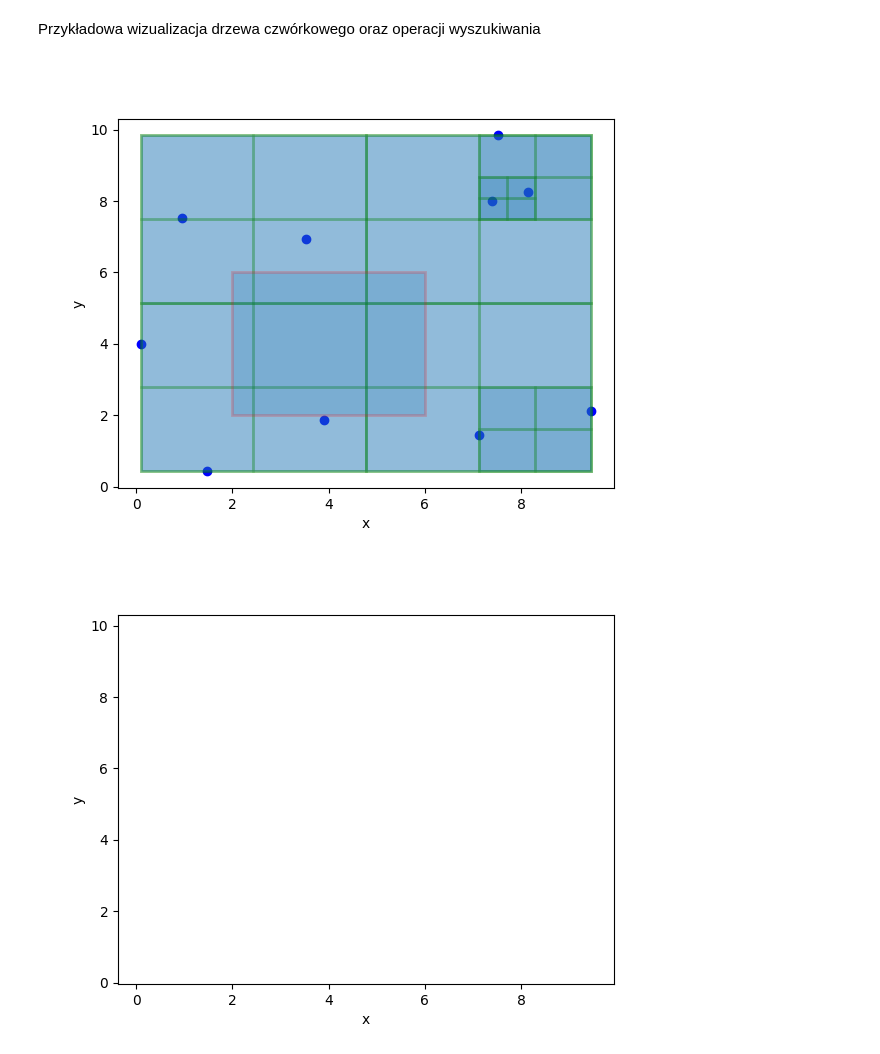
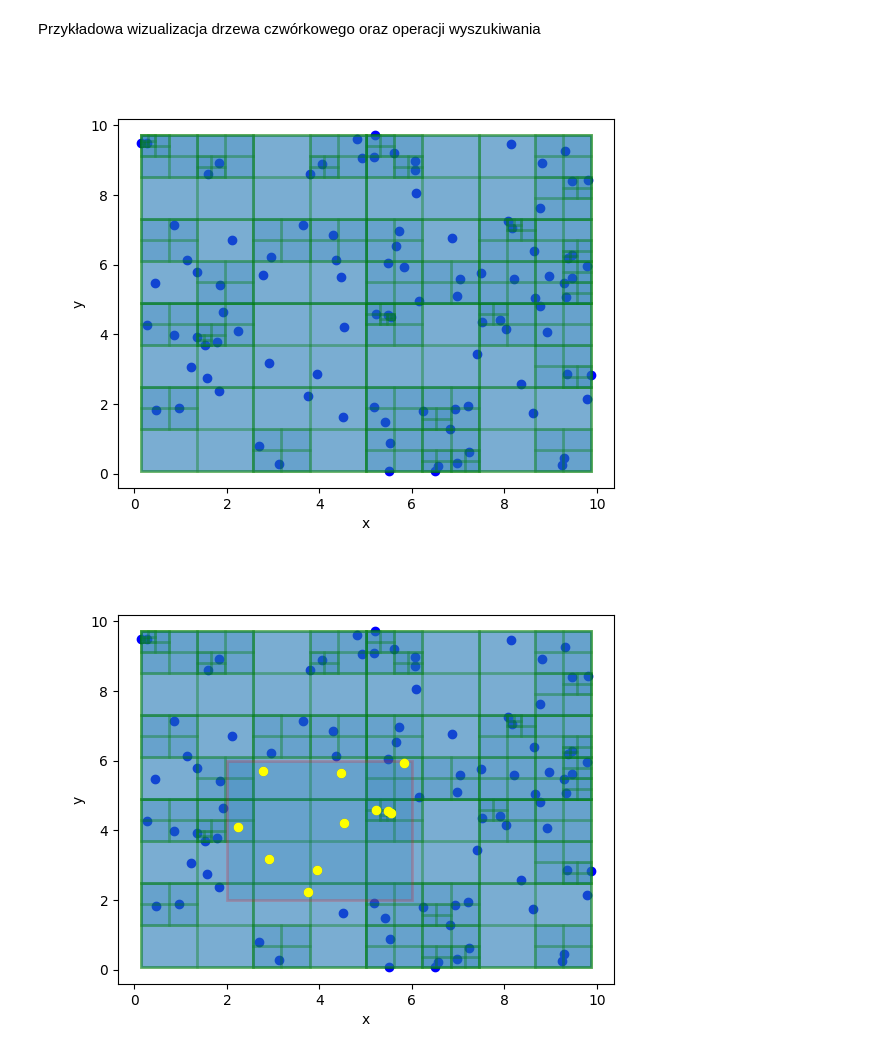
Before and after one commit to Karol1092/quadtree-kdtree, a Jupyter notebook: quadtree/main.ipynb, the cells around one changed output. Saved outputs shown, nothing was run; the diff lists cells and outputs as text; code cells hidden in the pictures.

```diff
--- a/quadtree/main.ipynb
+++ b/quadtree/main.ipynb
@@ -81,26 +78,0 @@ Klasa reprezentująca punkt na płaszczyźnie 2D
-# %%
-class Point:
-    def __init__(self, x: float, y: float):
-        self.x = x
-        self.y = y
-
-    def __repr__(self):
-        return f"({self.x}, {self.y})"
-
-    def __eq__(self, other):
-        if not isinstance(other, Point):
-            return False
-        return self.x == other.x and self.y == other.y
-
-    def __le__(self, other):
-        if not isinstance(other, Point):
-            return False
-        return self.x <= other.x and self.y <= other.y
-
-    def __ge__(self, other):
-        if not isinstance(other, Point):
-            return False
-        return self.x >= other.x and self.y >= other.y
-
-    def __hash__(self):
-        return hash((self.x, self.y))
@@ -514,13 +207,13 @@ visualize_generators(25, generate_one_edge_points).show()
 # %% [markdown]
 Przykładowa wizualizacja drzewa czwórkowego oraz operacji wyszukiwania
 # %%
-points = generate_random_points(Boundary.from_int(0, 10, 0, 10), 10)
+points = generate_random_points(Boundary.from_values(0, 10, 0, 10), 100)
 tree = Quadtree.from_points(points)
-search_boundary = Boundary.from_int(2, 6, 2, 6)
+search_boundary = Boundary.from_values(2, 6, 2, 6)
 QuadtreeVisualizer(tree).show()
 QuadtreeVisualizer(tree).visualize_search(search_boundary).show()
 
-QuadtreeVisualizer(tree).visualize_search_with_steps(search_boundary).show_gif(interval=600)
+# QuadtreeVisualizer(tree).visualize_search_with_steps(search_boundary).show_gif(interval=600)
 # %% [output]
-[figure, old version]
+[figure, new version]
-[figure, old version]
+[figure, new version]
```
Also changed, not shown: parts of 17 cells of this notebook, 3 other files.
